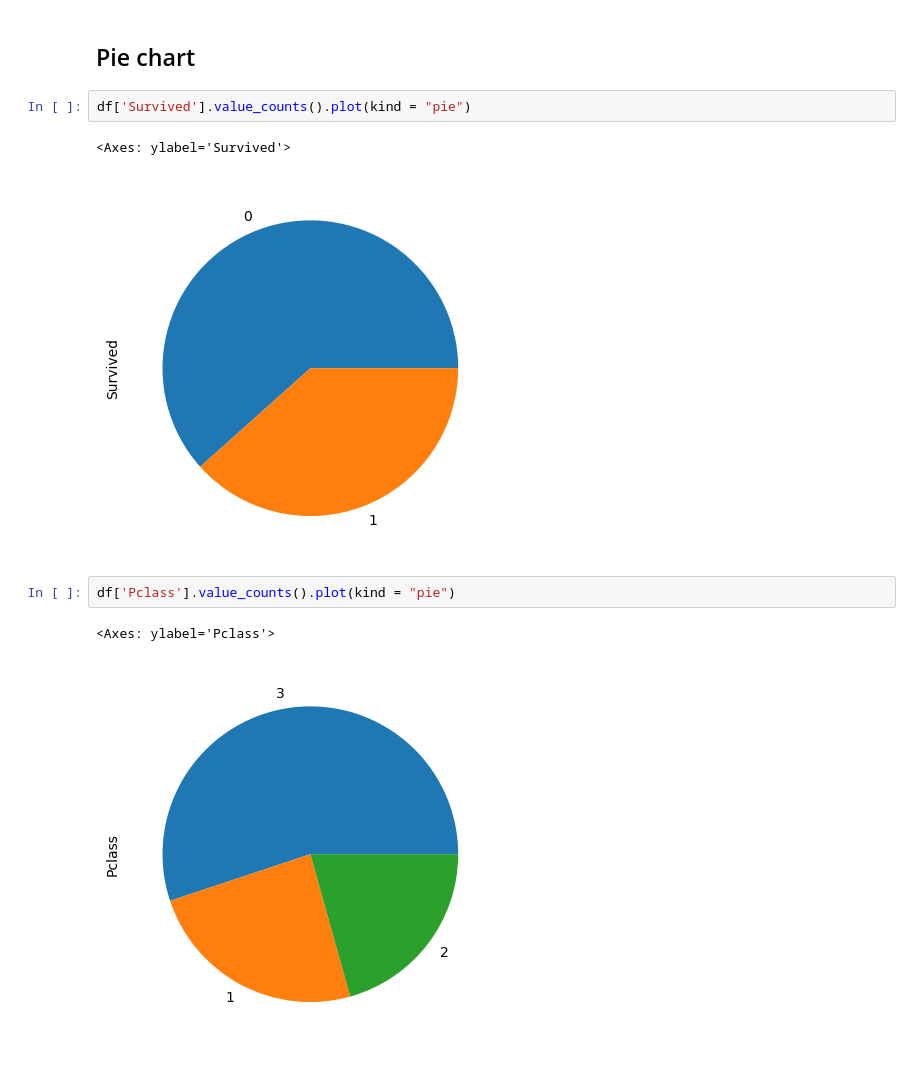
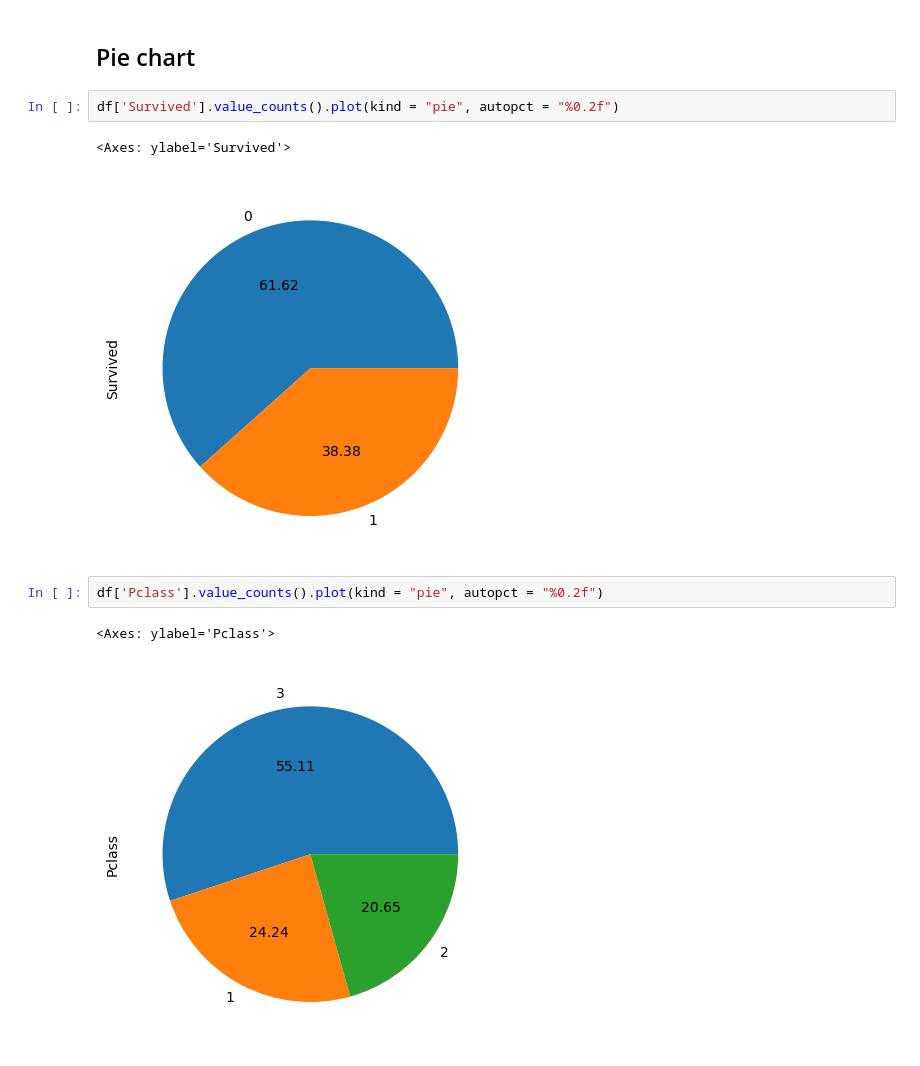
Before and after one commit to MitVinay/Machine-Learning, a Jupyter notebook: EDA/Univariate_Analysis/Univariate.ipynb, the cells around one changed output. Saved outputs shown, nothing was run; the diff lists cells and outputs as text.

```diff
--- a/EDA/Univariate_Analysis/Univariate.ipynb
+++ b/EDA/Univariate_Analysis/Univariate.ipynb
@@ -51,12 +54,12 @@ df['Pclass'].value_counts().plot(kind = "bar")
 # %% [markdown]
 ## Pie chart
 # %%
-df['Survived'].value_counts().plot(kind = "pie")
+df['Survived'].value_counts().plot(kind = "pie", autopct = "%0.2f")
 # %% [output]
 <Axes: ylabel='Survived'>
-[figure, old version]
+[figure, new version]
 # %%
-df['Pclass'].value_counts().plot(kind = "pie")
+df['Pclass'].value_counts().plot(kind = "pie", autopct = "%0.2f")
 # %% [output]
 <Axes: ylabel='Pclass'>
-[figure, old version]
+[figure, new version]
```
Also changed, not shown: parts of 13 cells of this notebook.
